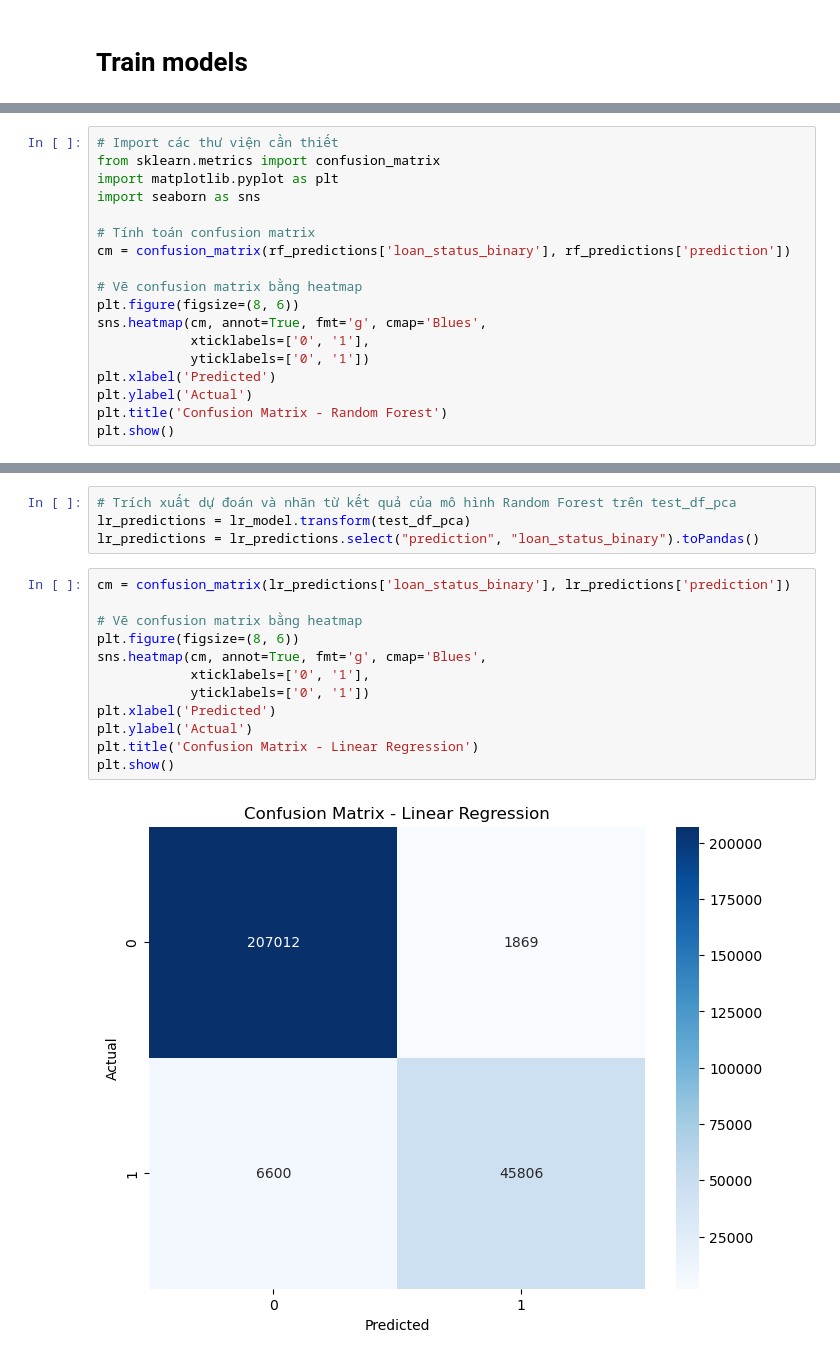
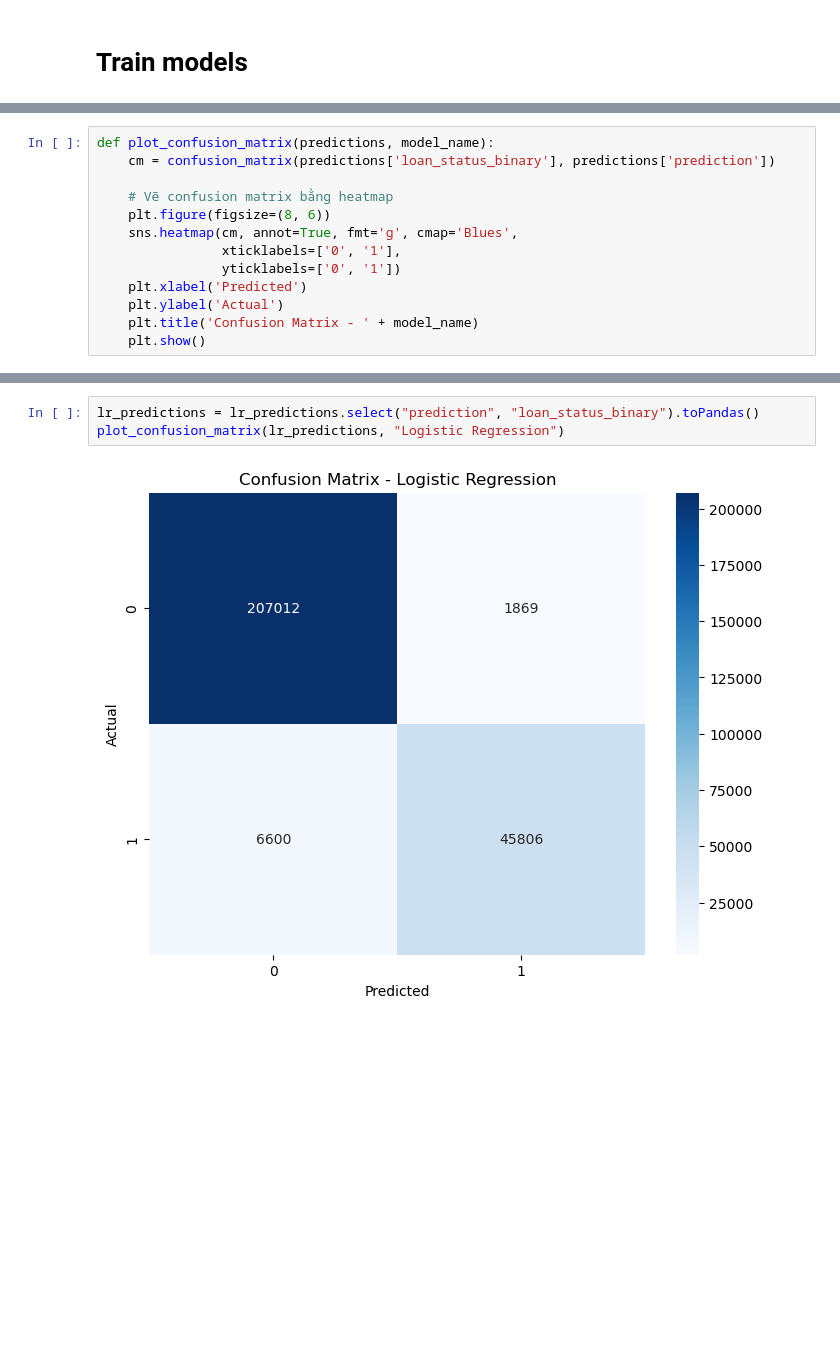
Before and after one commit to HiepDoTrong/computing_for_AI, a Jupyter notebook: last_term.ipynb, the cells around one changed output, grey strips where cells are left out. Drawn from its saved outputs; the diff is of its cells as text; blank space fills up the shorter version.

```diff
--- a/last_term.ipynb
+++ b/last_term.ipynb
@@ -529,18 +601,13 @@ rf_predictions = rf_predictions.select("prediction", "loan_status_binary").toPan
 # %%
-# Import các thư viện cần thiết
-from sklearn.metrics import confusion_matrix
-import matplotlib.pyplot as plt
-import seaborn as sns
+def plot_confusion_matrix(predictions, model_name):
+    cm = confusion_matrix(predictions['loan_status_binary'], predictions['prediction'])
 
-# Tính toán confusion matrix
-cm = confusion_matrix(rf_predictions['loan_status_binary'], rf_predictions['prediction'])
-
-# Vẽ confusion matrix bằng heatmap
-plt.figure(figsize=(8, 6))
-sns.heatmap(cm, annot=True, fmt='g', cmap='Blues',
-            xticklabels=['0', '1'],
-            yticklabels=['0', '1'])
-plt.xlabel('Predicted')
-plt.ylabel('Actual')
-plt.title('Confusion Matrix - Random Forest')
-plt.show()
+    # Vẽ confusion matrix bằng heatmap
+    plt.figure(figsize=(8, 6))
+    sns.heatmap(cm, annot=True, fmt='g', cmap='Blues',
+                xticklabels=['0', '1'],
+                yticklabels=['0', '1'])
+    plt.xlabel('Predicted')
+    plt.ylabel('Actual')
+    plt.title('Confusion Matrix - ' + model_name)
+    plt.show()
@@ -549,18 +614,5 @@ plt.show()
-# %%
-# Trích xuất dự đoán và nhãn từ kết quả của mô hình Random Forest trên test_df_pca
-lr_predictions = lr_model.transform(test_df_pca)
-lr_predictions = lr_predictions.select("prediction", "loan_status_binary").toPandas()
-# %%
-cm = confusion_matrix(lr_predictions['loan_status_binary'], lr_predictions['prediction'])
-
-# Vẽ confusion matrix bằng heatmap
-plt.figure(figsize=(8, 6))
-sns.heatmap(cm, annot=True, fmt='g', cmap='Blues',
-            xticklabels=['0', '1'],
-            yticklabels=['0', '1'])
-plt.xlabel('Predicted')
-plt.ylabel('Actual')
-plt.title('Confusion Matrix - Linear Regression')
-plt.show()
-# %% [output]
-[figure, removed]
+# %%
+lr_predictions = lr_predictions.select("prediction", "loan_status_binary").toPandas()
+plot_confusion_matrix(lr_predictions, "Logistic Regression")
+# %% [output]
+[figure, added]
```
Also changed, not shown: parts of 40 cells of this notebook.
